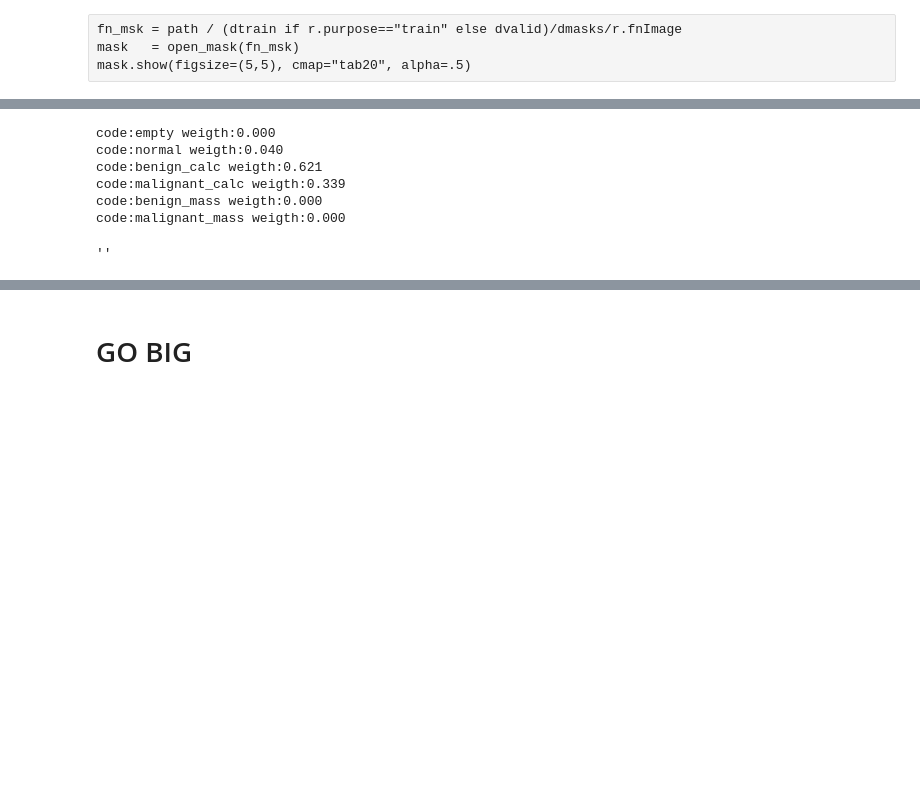
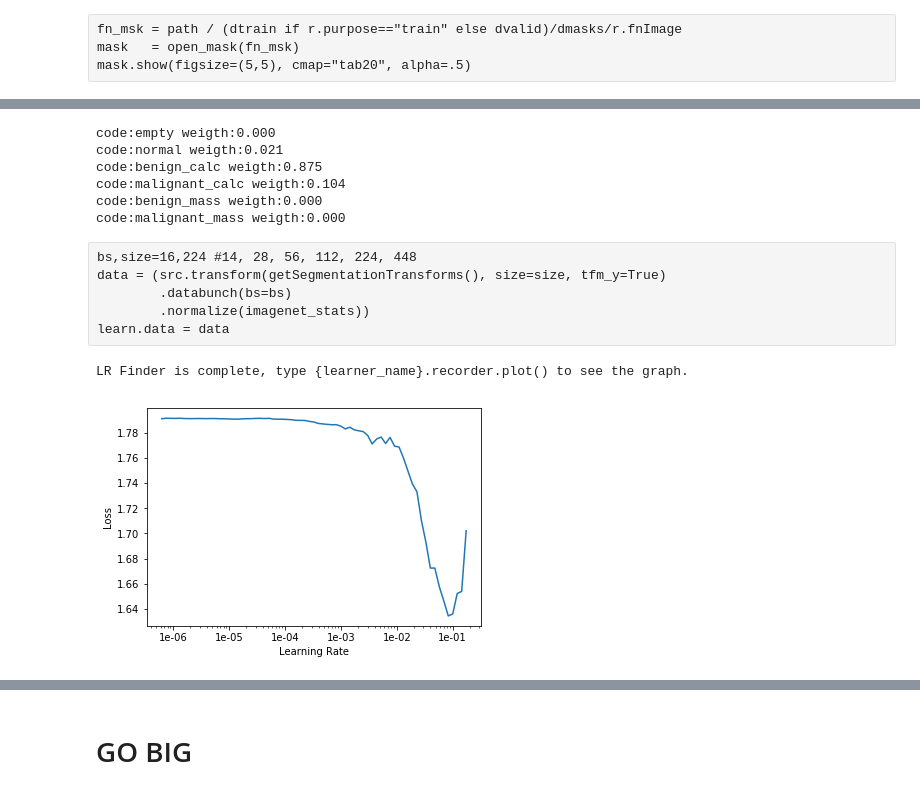
Before and after one commit to kasparlund/mammography, a Jupyter notebook: mammo_segmentation.ipynb, the cells around one changed output, grey strips where cells are left out. Drawn from its saved outputs; the diff is of its cells as text; code cells hidden in the pictures; blank space fills up the shorter version.

```diff
--- a/mammo_segmentation.ipynb
+++ b/mammo_segmentation.ipynb
@@ -309,5 +550,8 @@ src = (SegmentationItemList( list(train+valid), create_func=open_image_16bit2rgb
 # %%
-bs,size=16,224
+#bs,size=100,64
+#bs,size=32,128
+#bs,size=16,256
+bs,size=4,512
 data = ( src.transform(getSegmentationTransforms(), size=size, tfm_y=True)
             .databunch(bs=bs)
             .normalize(imagenet_stats) )
@@ -427,16 +559,36 @@ class FocalLoss(nn.Module):
 # %%
 [print(f"code:{c} weigth:{w:.3f}") for c,w in zip(codes,code_weights)]
-learn = Learner.create_unet(data, models.resnet34, loss_func= DiceLoss(), # FocalLoss(gamma=2.,alpha=.25), # WeighedCrossEntropy(code_weights),
-                            metrics=accuracy_)
+loss_func = WeighedCrossEntropy( code_weights.astype(np.float32) ) # DiceLoss() #WeighedCrossEntropy( code_weights.astype(np.float32) ) # # FocalLoss(gamma=2.,alpha=.25), #
+#                            loss_func=  WeighedCrossEntropy( torch.from_numpy( code_weights.astype(np.float32) ).cuda() ), # DiceLoss(), # FocalLoss(gamma=2.,alpha=.25), #
+learn = Learner.create_unet(data,
+                            models.resnet34,
+                            loss_func= loss_func,
+                            metrics=ACC.accuracy_seg
+                           )
 # %% [output]
 code:empty weigth:0.000
-code:normal weigth:0.040
-code:benign_calc weigth:0.621
-code:malignant_calc weigth:0.339
+code:normal weigth:0.021
+code:benign_calc weigth:0.875
+code:malignant_calc weigth:0.104
 code:benign_mass weigth:0.000
 code:malignant_mass weigth:0.000
-# %%
-DiceLoss.dicemsg
-# %% [output]
-''
+# %% [raw]
+bs,size=16,224 #14, 28, 56, 112, 224, 448
+data = (src.transform(getSegmentationTransforms(), size=size, tfm_y=True)
+        .databunch(bs=bs)
+        .normalize(imagenet_stats))
+learn.data = data
+# %%
+learn.loss_func = WeighedCrossEntropy( code_weights.astype(np.float32) )
+n = gc.collect()
+torch.cuda.empty_cache()
+lr_find(learn)
+n=gc.collect()
+torch.cuda.empty_cache()
+# %% [output]
+LR Finder is complete, type {learner_name}.recorder.plot() to see the graph.
+# %%
+learn.recorder.plot(skip_end=9)
+# %% [output]
+[figure, added]
 # %%
```
Also changed, not shown: parts of 29 cells of this notebook.
